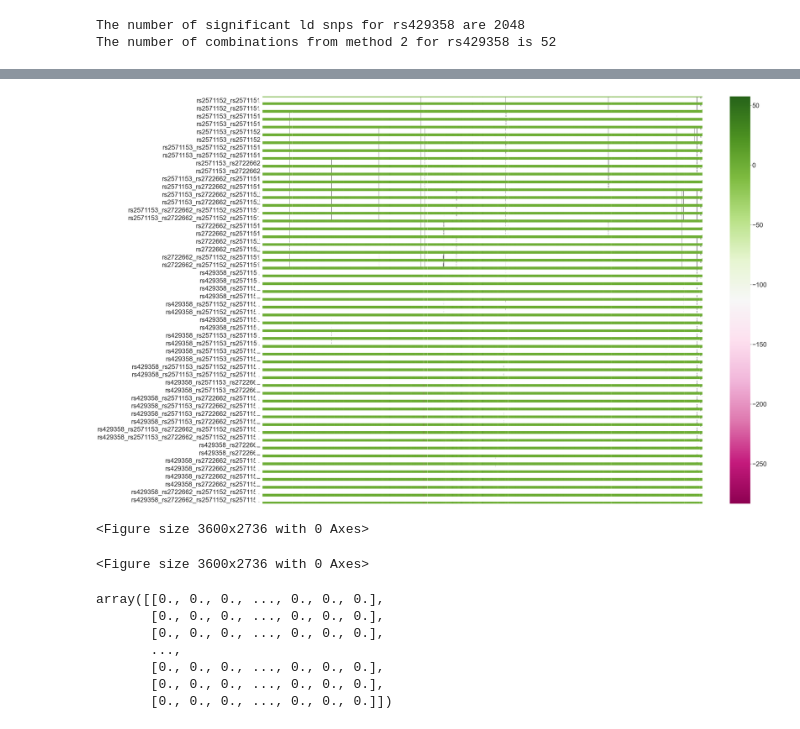
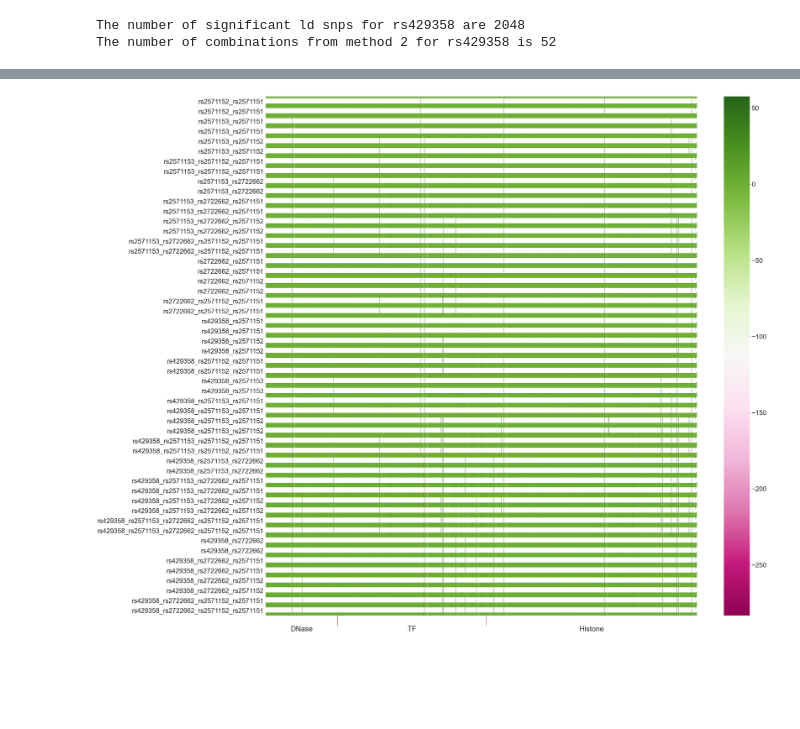
Before and after one commit to PradoVarathan/MultiSpecto, a Jupyter notebook: Analysis Temp File.ipynb, the cells around one changed output, grey strips where cells are left out. Saved outputs shown, nothing was run; the diff lists cells and outputs as text; code cells hidden in the pictures; blank space fills up the shorter version.

```diff
--- a/Analysis Temp File.ipynb
+++ b/Analysis Temp File.ipynb
@@ -150,11 +152,11 @@ met2_ratio_cat = met2_ratio
 for Rr in range(0,met2_ratio.shape[0]):
     for Cc in range(0,met2_ratio.shape[1]):
 
-        if -0.5 < met2_ratio[Rr,Cc] < 0.5:
+        if -1 < met2_ratio[Rr,Cc] < 1:
             met2_ratio_cat[Rr,Cc] = 0
-        elif -1 < met2_ratio[Rr,Cc] > 1:
+        elif -50 < met2_ratio[Rr,Cc] > 50:
             symbol_annot[Rr,Cc] = 'XX'
-        elif -0.75 < met2_ratio[Rr,Cc] > 0.75:
+        elif -25 < met2_ratio[Rr,Cc] > 25:
             symbol_annot[Rr,Cc] = 'X'
         elif met2_ratio[Rr,Cc] == 'Inf':
             symbol_annot[Rr,Cc] = 'O'
@@ -167,30 +181,26 @@ symbol_annot = pd.DataFrame(symbol_annot)
 # %%
 xticklabels = features['Assay type']
 labels = xticklabels.unique()
 label_lens = [len([k for k in xticklabels if 'DNase' in k]),len([k for k in xticklabels if 'TF' in k]),len([k for k in xticklabels if 'Histone' in k])]
 
 xlabs = list(f.keys())
 xlabs = [[x]*2 for x in xlabs]
 xlabs =  [item for sublist in xlabs for item in sublist]
 prob_matrix = pd.DataFrame(snp_list)
 
 iddx = [idd[i] for i in range(0,len(idd),2)]
 xlabels = [combs_keys[i] for i in range(0,len(iddx)) if iddx[i]]
 xlabels = sum(([ss]*2 for ss in xlabels),[])
 if len(xlabels) != 0:
     ax = sb.heatmap(met2_ratio,yticklabels = xlabels,xticklabels=[], cmap = 'PiYG',annot = symbol_annot,fmt='')
-    plt.show()
+
     pos = 0
     for label, label_len in zip(labels, label_lens):
         if pos != 0:
             ax.vlines(pos, 0, -0.02, color='r', lw=2,transform=ax.get_xaxis_transform(), clip_on=False)
         ax.text(pos + label_len / 2, -0.02, label, ha='center', va='top',transform=ax.get_xaxis_transform())
         pos += label_len
     plt.tight_layout()
     plt.savefig('test.png')
-    plt.show()
-    plt.clf()
 # %% [output]
-[figure, old version]
+[figure, new version]
-<Figure size 3600x2736 with 0 Axes>
-<Figure size 3600x2736 with 0 Axes>
@@ -199,10 +206,0 @@ mask = np.zeros_like(met2_ratio)
-# %%
-mask
-# %% [output]
-array([[0., 0., 0., ..., 0., 0., 0.],
-       [0., 0., 0., ..., 0., 0., 0.],
-       [0., 0., 0., ..., 0., 0., 0.],
-       ...,
-       [0., 0., 0., ..., 0., 0., 0.],
-       [0., 0., 0., ..., 0., 0., 0.],
-       [0., 0., 0., ..., 0., 0., 0.]])
```
Also changed, not shown: parts of 4 cells of this notebook, 1 other file.
